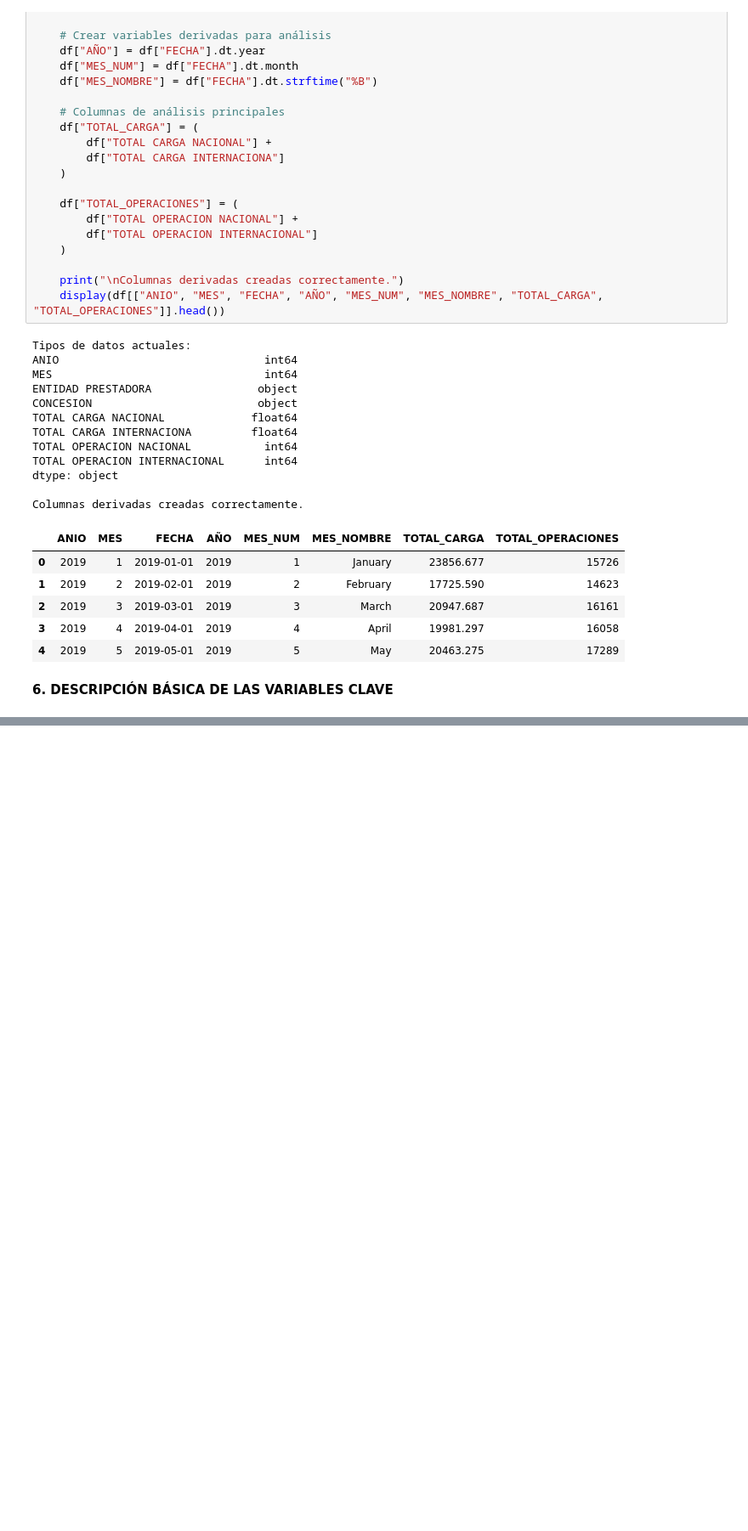
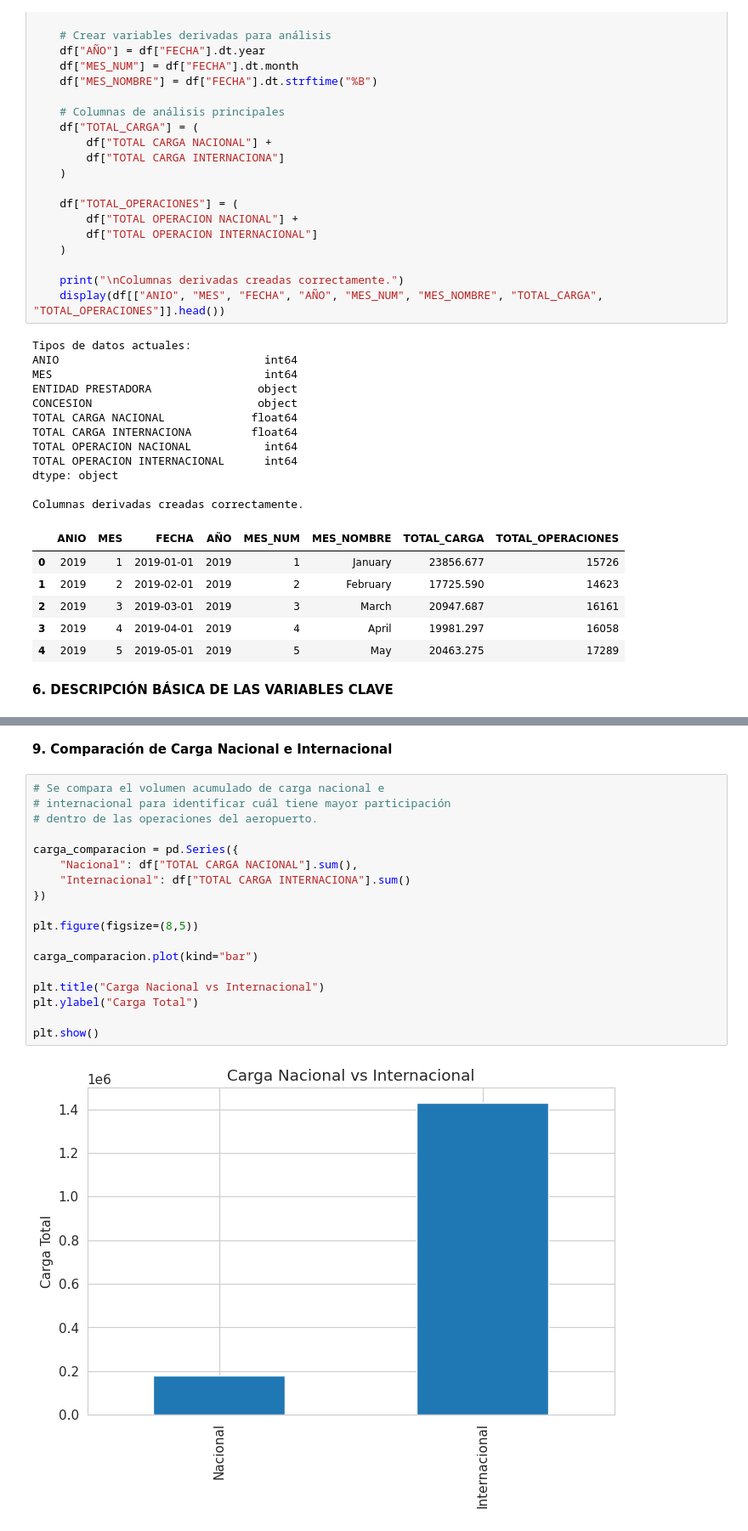
Before and after one commit to AlexisPerezCordero/Analisis-Trafico-Aereo-Jorge-Chavez, a Jupyter notebook: Analisis_Trafico_Aereo.ipynb, the cells around one changed output, grey strips where cells are left out. Shown at 85% size. Drawn from its saved outputs; the diff is of its cells as text; blank space fills up the shorter version.

```diff
--- a/Analisis_Trafico_Aereo.ipynb
+++ b/Analisis_Trafico_Aereo.ipynb
@@ -204,0 +249,22 @@ Resumen estadístico de las variables numéricas:
+# %% [markdown]
+**9. Comparación de Carga Nacional e Internacional**
+# %%
+# Se compara el volumen acumulado de carga nacional e
+# internacional para identificar cuál tiene mayor participación
+# dentro de las operaciones del aeropuerto.
+
+carga_comparacion = pd.Series({
+    "Nacional": df["TOTAL CARGA NACIONAL"].sum(),
+    "Internacional": df["TOTAL CARGA INTERNACIONA"].sum()
+})
+
+plt.figure(figsize=(8,5))
+
+carga_comparacion.plot(kind="bar")
+
+plt.title("Carga Nacional vs Internacional")
+plt.ylabel("Carga Total")
+
+plt.show()
+# %% [output]
+[figure, added]
```
Also changed, not shown: parts of 13 cells of this notebook.
